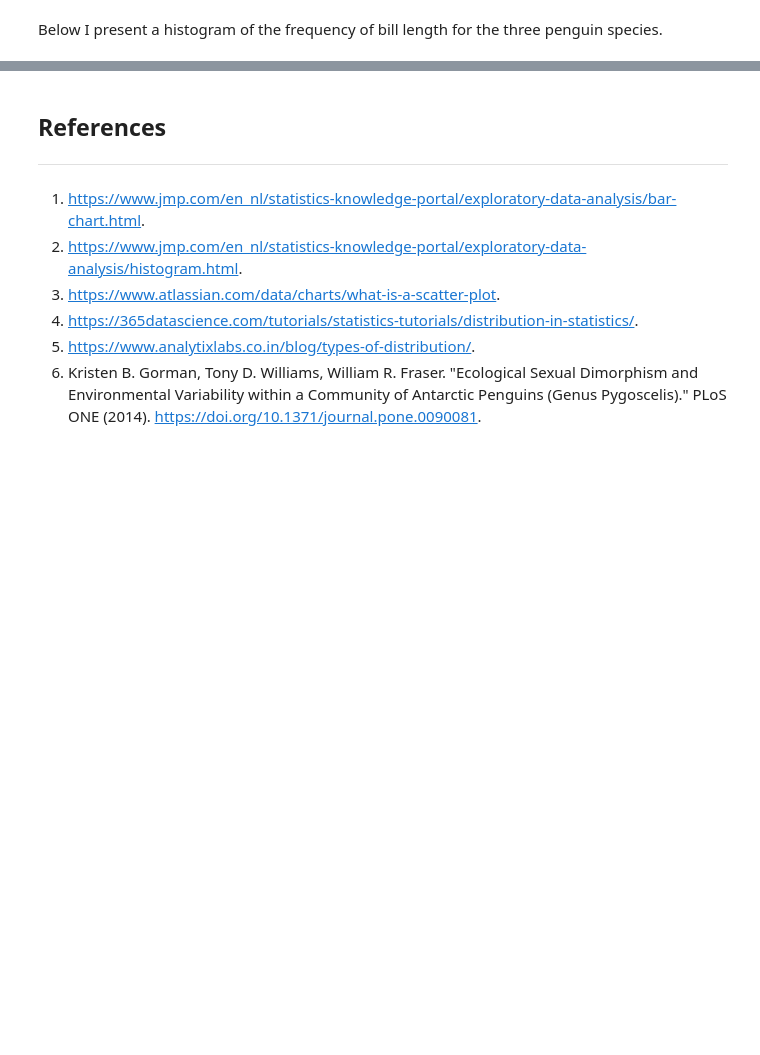
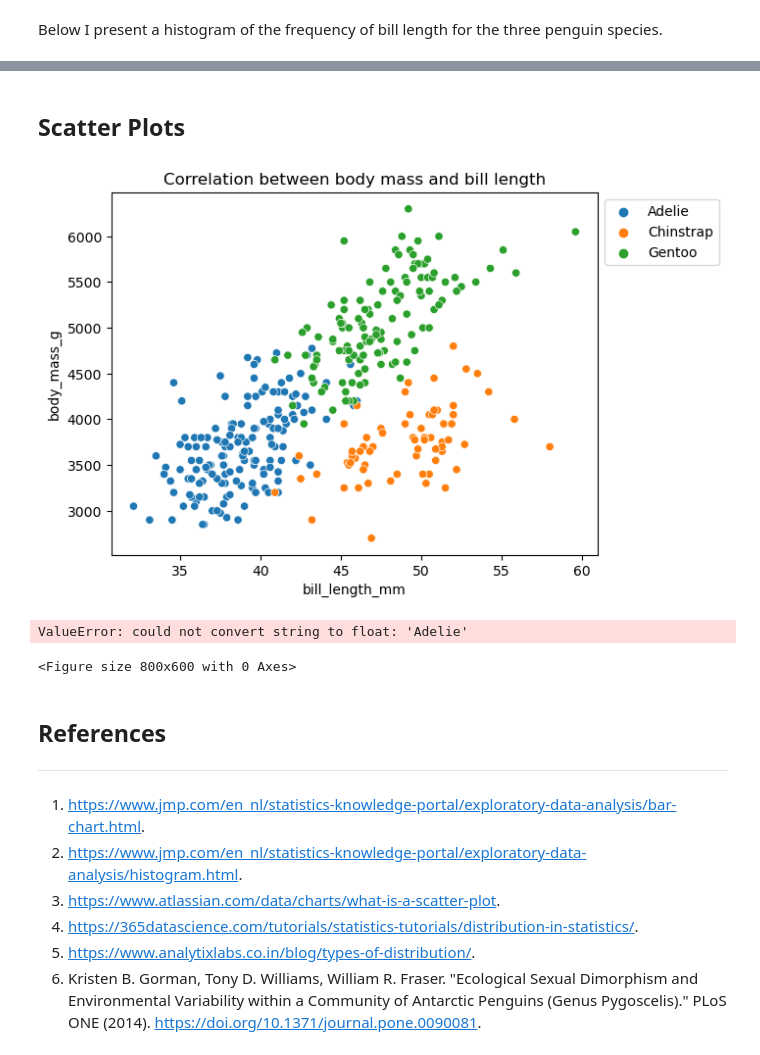
Before and after one commit to Sxnds01/myprojectpda, a Jupyter notebook: penguins.ipynb, the cells around one changed output, grey strips where cells are left out. Cells and saved outputs as stored; diff of their text form; code cells hidden in the pictures; blank space fills up the shorter version.

```diff
--- a/penguins.ipynb
+++ b/penguins.ipynb
@@ -196,3 +224,29 @@ adelie_df.head(2)
+# %% [markdown]
+## Scatter Plots
+# %%
+# scatterplot using seaborn
+
+
+sns.scatterplot(x='bill_length_mm', y='body_mass_g',
+				hue='species', data=df, )
+
+# Placing Legend outside the Figure
+plt.legend(bbox_to_anchor=(1, 1), loc=2)
+
+plt.title('Correlation between body mass and bill length')
+
+plt.show()
+# %% [output]
+[figure, added]
+# %%
+plt.figure(figsize=(8,6))
+penguin_corr = df.corr('bill_length_mm', 'body_mass_g')
+correl = libalgos.nancorr(minp=[0: ])
+
+sns.heatmap(penguin_corr, annot=True)
+# %% [output]
+ValueError: could not convert string to float: 'Adelie'
+<Figure size 800x600 with 0 Axes>
 # %% [markdown]
 ## References
 ---
```
Also changed, not shown: parts of 22 cells of this notebook.
